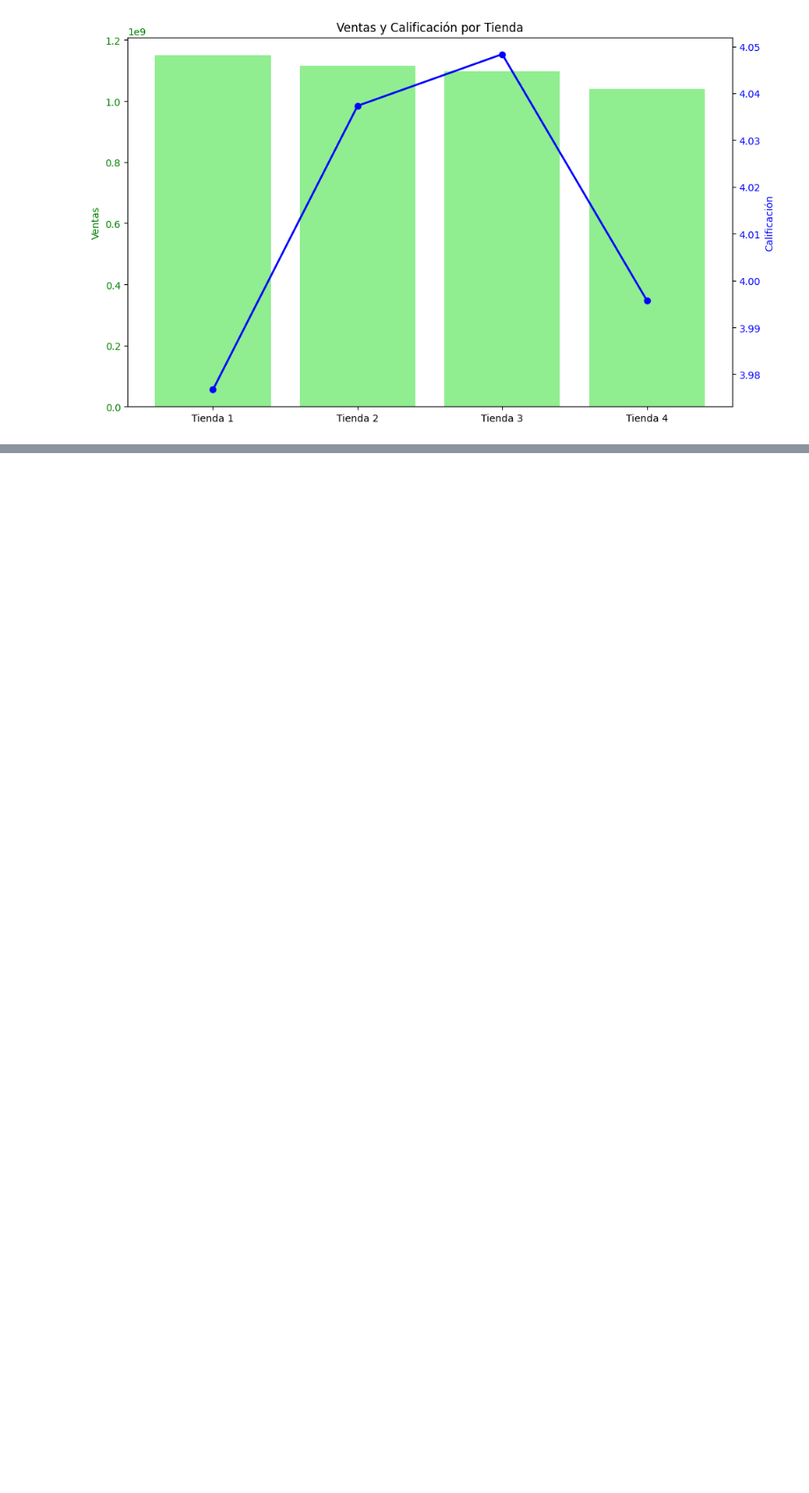
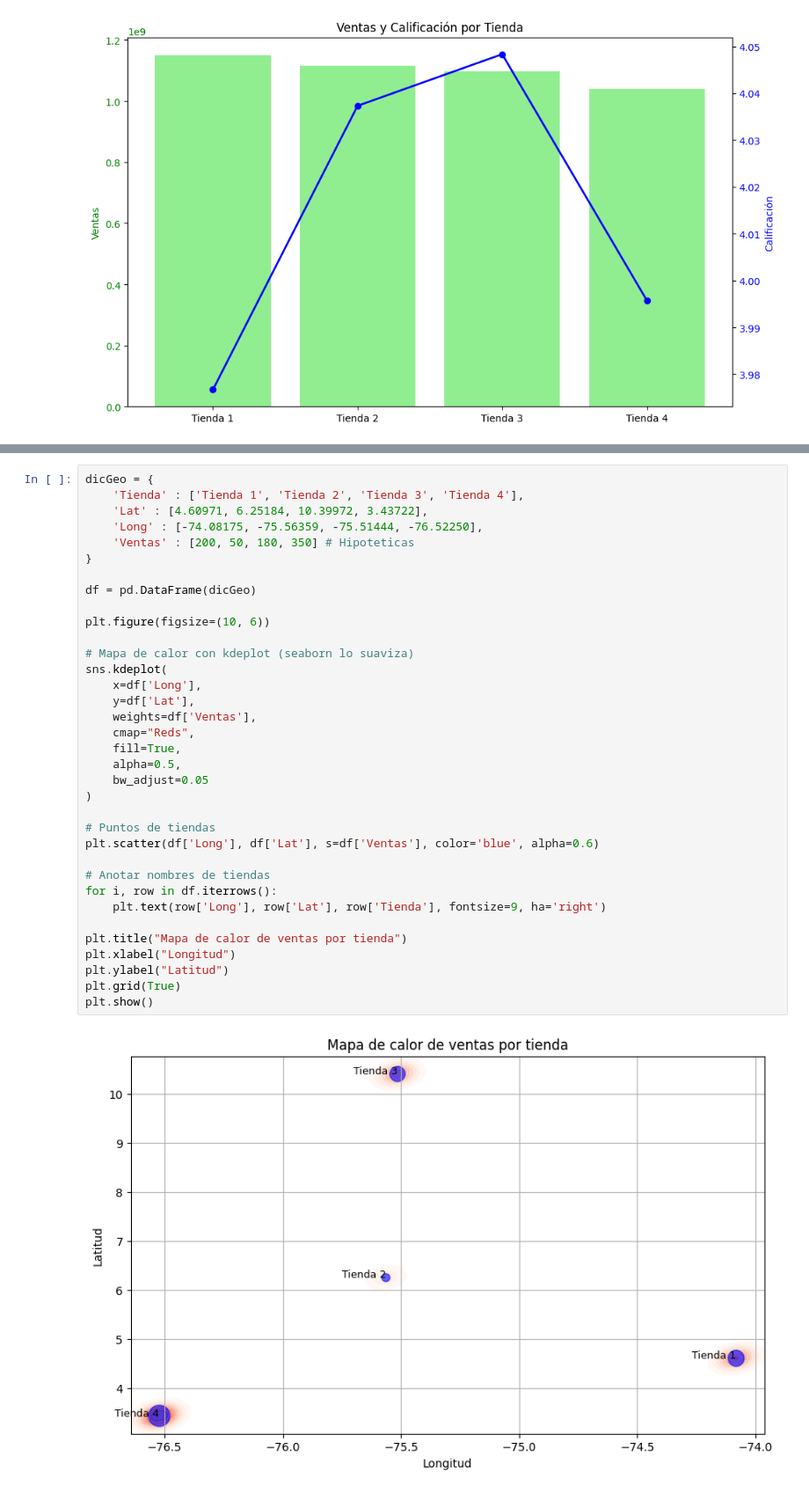
Before and after one commit to MauLazcano/challengeAluraStore, a Jupyter notebook: AluraStoreLatam.ipynb, the cells around one changed output, grey strips where cells are left out. Shown at 88% size. Saved outputs shown, nothing was run; the diff lists cells and outputs as text; blank space fills up the shorter version.

```diff
--- a/AluraStoreLatam.ipynb
+++ b/AluraStoreLatam.ipynb
@@ -459,0 +464,37 @@ plt.show()
+# %%
+dicGeo = {
+    'Tienda' : ['Tienda 1', 'Tienda 2', 'Tienda 3', 'Tienda 4'],
+    'Lat' : [4.60971, 6.25184, 10.39972, 3.43722],
+    'Long' : [-74.08175, -75.56359, -75.51444, -76.52250],
+    'Ventas' : [200, 50, 180, 350] # Hipoteticas
+}
+
+df = pd.DataFrame(dicGeo)
+
+plt.figure(figsize=(10, 6))
+
+# Mapa de calor con kdeplot (seaborn lo suaviza)
+sns.kdeplot(
+    x=df['Long'],
+    y=df['Lat'],
+    weights=df['Ventas'],
+    cmap="Reds",
+    fill=True,
+    alpha=0.5,
+    bw_adjust=0.05
+)
+
+# Puntos de tiendas
+plt.scatter(df['Long'], df['Lat'], s=df['Ventas'], color='blue', alpha=0.6)
+
+# Anotar nombres de tiendas
+for i, row in df.iterrows():
+    plt.text(row['Long'], row['Lat'], row['Tienda'], fontsize=9, ha='right')
+
+plt.title("Mapa de calor de ventas por tienda")
+plt.xlabel("Longitud")
+plt.ylabel("Latitud")
+plt.grid(True)
+plt.show()
+# %% [output]
+[figure, added]
```
Also changed, not shown: parts of 1 cell of this notebook.
